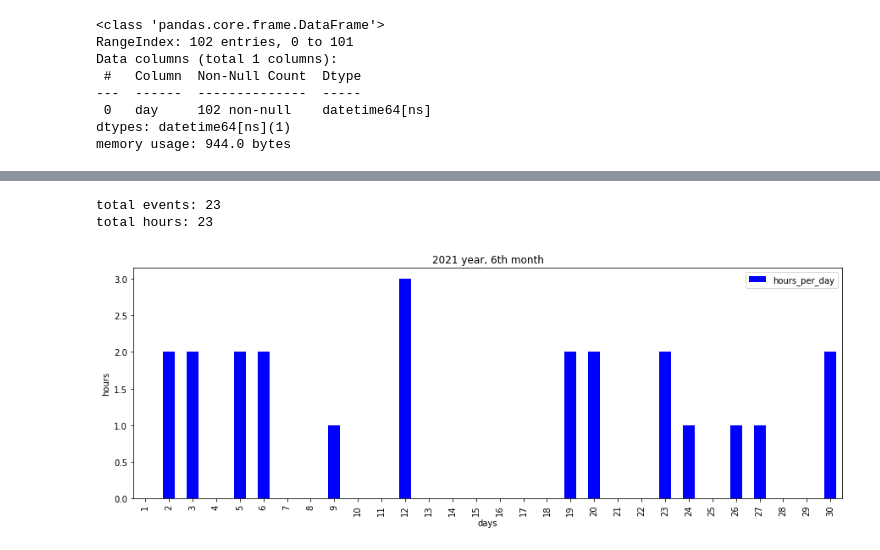
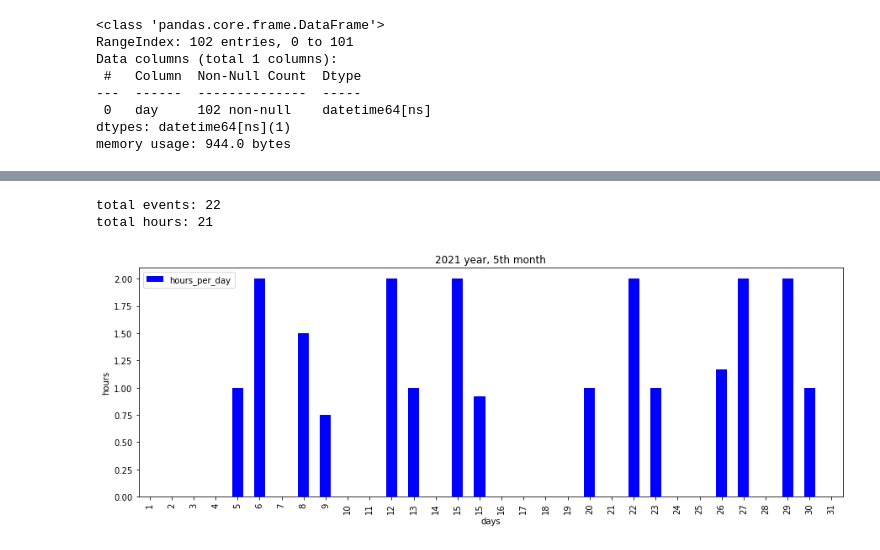
Before and after one commit to placebeyondtheclouds/google_calendar_event_time, a Jupyter notebook: google_cal_event.ipynb, the cells around one changed output, grey strips where cells are left out. Saved outputs shown, nothing was run; the diff lists cells and outputs as text; code cells hidden in the pictures.

```diff
--- a/google_cal_event.ipynb
+++ b/google_cal_event.ipynb
@@ -171,44 +171,44 @@ memory usage: 944.0 bytes
 #plot hourly data for a given month and year using plotly
 #the graph is dynamic
 
-year_to_report = 2021  #change this
-month_to_report = 6  #change this
+YEAR_TO_REPORT = 2021  #change this
+MONTH_TO_REPORT = 5  #change this
 
 #put the hourly data onto the timeline
 events_month = timetable2.merge(date_range, on="day", how="right")
 
 for index, row in events_month.iterrows():
-    if events_month["day"][index].month != month_to_report or events_month["day"][index].year != year_to_report:
+    if events_month["day"][index].month != MONTH_TO_REPORT or events_month["day"][index].year != YEAR_TO_REPORT:
         events_month = events_month.drop(index)
 events_month = events_month.reset_index(drop=True)
 
 trace1 = go.Bar(x=events_month["day"],y=events_month["counts"],
                 text = events_month["counts"],opacity=0.75, textposition='auto')
 data = [trace1]
 layout = dict(title = 'event time',
-              xaxis= dict(title=f'{year_to_report} year, {month_to_report}th month, days',
+              xaxis= dict(title=f'{YEAR_TO_REPORT} year, {MONTH_TO_REPORT}th month, days',
                           ticklen= 5,zeroline= False, tickmode = 'linear',tickangle=-45)
              )
 fig = dict(data = data, layout = layout)
 iplot(fig)
 
 
 #plot using pandas function
 #the plot is static
 events_month["day"] = events_month.apply(lambda x: x["day"].day, axis=1) #replace date with int day for plot axis ticks
-events_month[["day", "duration","hours_per_day"]].plot(kind="bar", x="day",y="hours_per_day", title=f'{year_to_report} year, {month_to_report}th month', ylabel="hours", xlabel="days", stacked=False, figsize=(15,5), colormap="winter")
+events_month[["day", "duration","hours_per_day"]].plot(kind="bar", x="day",y="hours_per_day", title=f'{YEAR_TO_REPORT} year, {month_to_report}th month', ylabel="hours", xlabel="days", stacked=False, figsize=(15,5), colormap="winter")
 
 
 
 #calculate totals
 hour_sum_total = 0
 events_month = events_month.dropna()
 for index, row in events_month.iterrows():
     hour_sum_total+=(events_month["duration"][index]*events_month["counts"][index])
 print(f'total events: {int(events_month["counts"].sum())}')
 print(f'total hours: {int(hour_sum_total)}')
 # %% [output]
 [interactive output not drawn]
-total events: 23
-total hours: 23
+total events: 22
+total hours: 21
-[figure, old version]
+[figure, new version]
```
Also changed, not shown: parts of 2 cells of this notebook.
